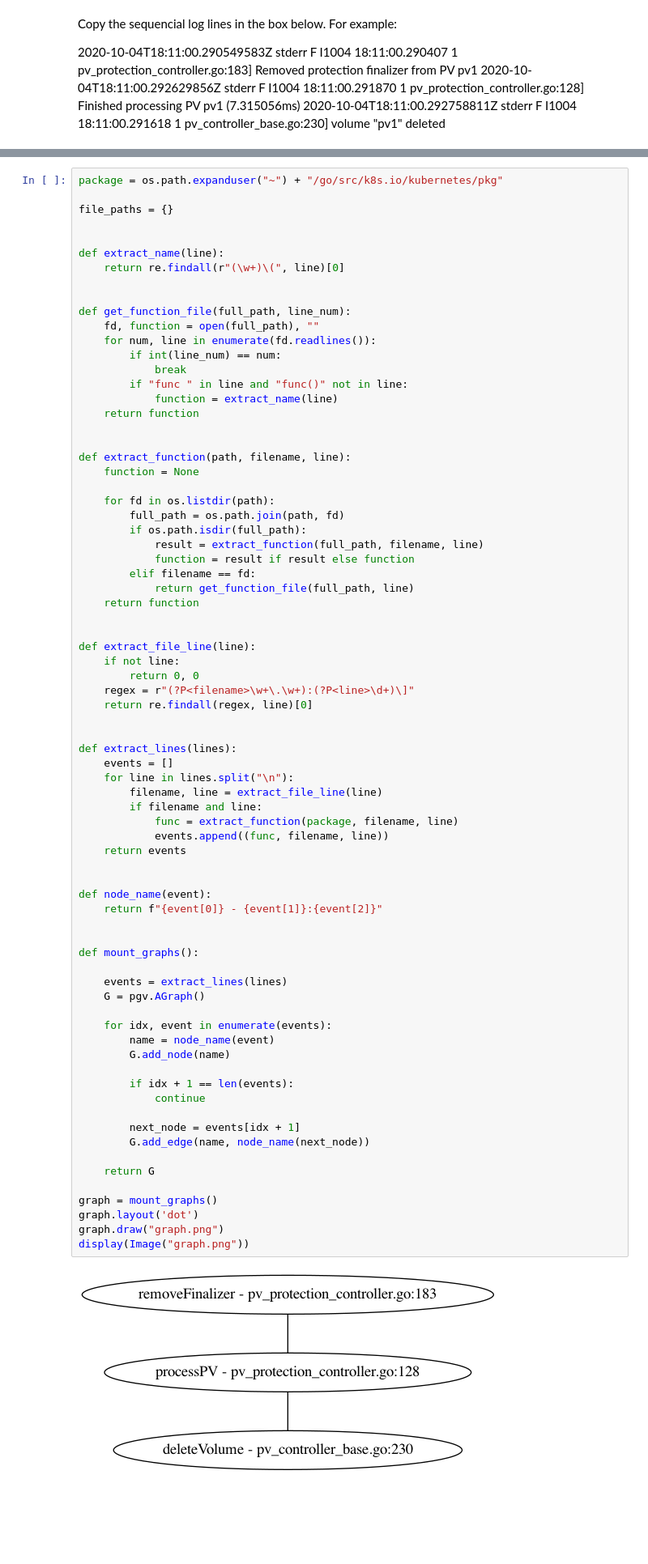
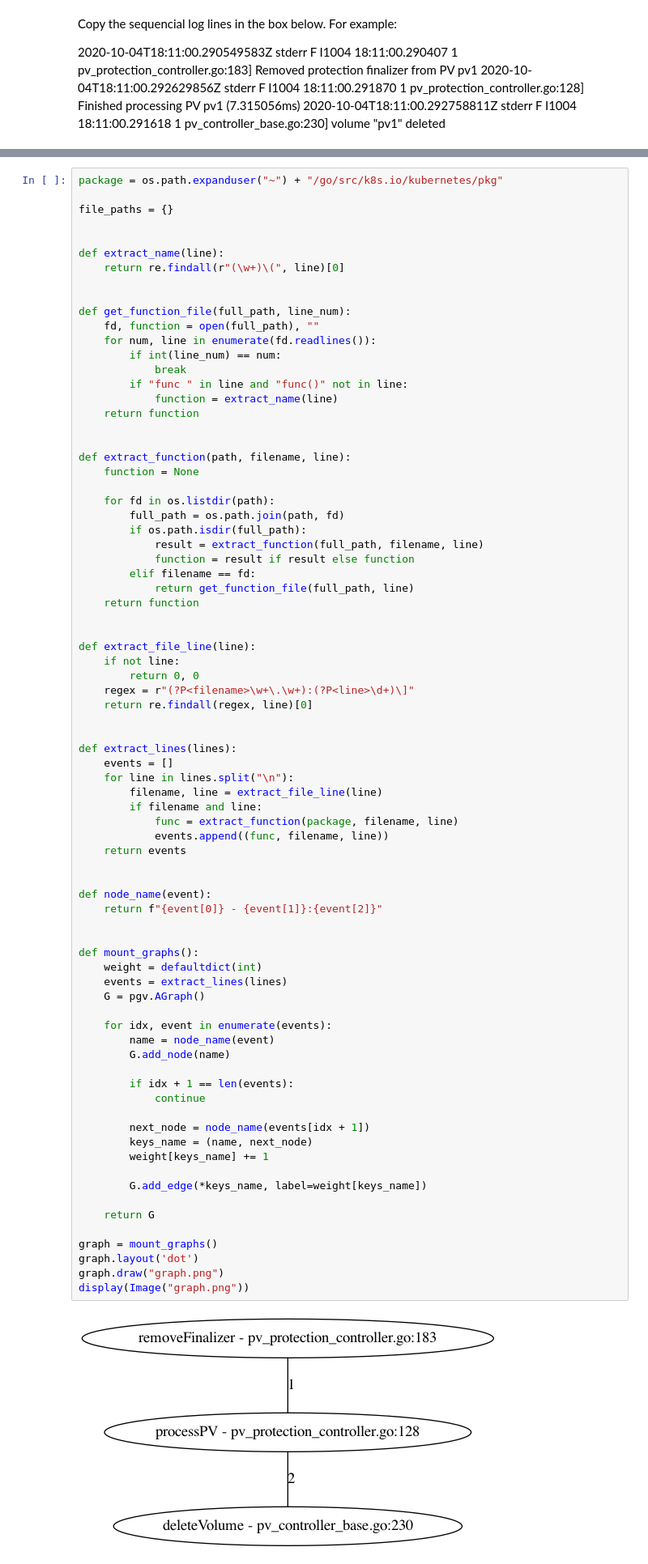
Before and after one commit to knabben/k8s-labs, a Jupyter notebook: log-mining.ipynb, the cells around one changed output, grey strips where cells are left out. Shown at 81% size. Drawn from its saved outputs; the diff is of its cells as text; blank space fills up the shorter version.

Commit message:
Adding weight

```diff
--- a/log-mining.ipynb
+++ b/log-mining.ipynb
@@ -64,34 +67,37 @@ def extract_lines(lines):
         filename, line = extract_file_line(line)
         if filename and line:
             func = extract_function(package, filename, line)
             events.append((func, filename, line))
     return events
 
 
 def node_name(event):
     return f"{event[0]} - {event[1]}:{event[2]}"
 
 
 def mount_graphs():
-
+    weight = defaultdict(int)
     events = extract_lines(lines)
     G = pgv.AGraph()
 
     for idx, event in enumerate(events):
         name = node_name(event)
         G.add_node(name)
 
         if idx + 1 == len(events):
             continue
 
-        next_node = events[idx + 1]
-        G.add_edge(name, node_name(next_node))
+        next_node = node_name(events[idx + 1])
+        keys_name = (name, next_node)
+        weight[keys_name] += 1
+
+        G.add_edge(*keys_name, label=weight[keys_name])
 
     return G
 
 graph = mount_graphs()
 graph.layout('dot')
 graph.draw("graph.png")
 display(Image("graph.png"))
 # %% [output]
-[figure, old version]
+[figure, new version]
```
Also changed, not shown: parts of 2 cells of this notebook.
